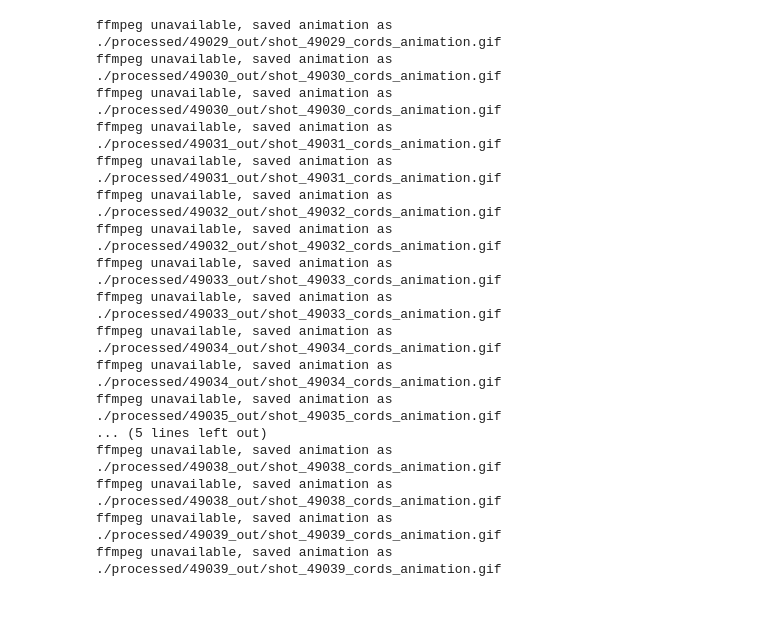
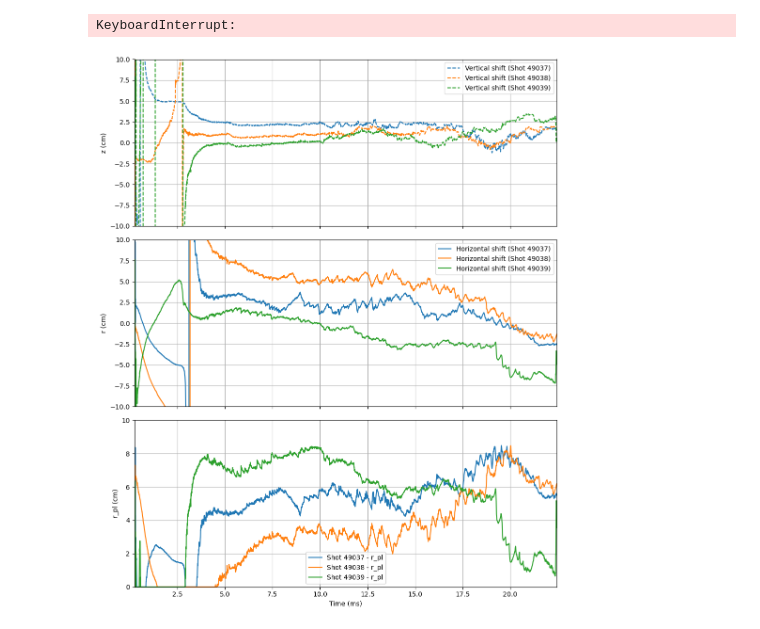
Before and after one commit to trulybruly/zonal-flows, a Jupyter notebook: GOLEM.ipynb, the cells around one changed output. Drawn from its saved outputs; the diff is of its cells as text; code cells hidden in the pictures.

```diff
--- a/GOLEM.ipynb
+++ b/GOLEM.ipynb
@@ -895,8 +891,8 @@ analyze_shot(
 #z_DRP_values = np.arange(8, 4.5, -0.5)
 shots = range(49029, 49040)
 #z_DRP_values = np.arange(8, 5.4, -0.5)
-z_DRP_values =  [8.0, 7.5, 7.0, 6.5, 6.0, 6.0, 6.0, 5.5, 5.5, 5.5, 5.5]
-z_lp_dn_values= [8.5, 8.0, 7.5, 7.0, 6.5, 6.5, 6.5, 6.0, 6.0, 6.0, 6.0]
+z_DRP_values =  [-8.0, -7.5, -7.0, -6.5, -6.0, -6.0, -6.0, -5.5, -5.5, -5.5, -5.5] #from the center
+z_lp_dn_values= [-8.5, -8.0, -7.5, -7.0, -6.5, -6.5, -6.5, -6.0, -6.0, -6.0, -6.0]
 z_bias = 7.0  # Fixed value for BIAS distance
 z_lp_up = 7.0  # Fixed value for LP (= BIAS) upper distance
 
@@ -921,20 +917,51 @@ for shot, z_DRP, z_lp_down in zip(shots, z_DRP_values, z_lp_dn_values):
         save_folder=out_folder
     )
 # %% [output]
-ffmpeg unavailable, saved animation as ./processed/49029_out/shot_49029_cords_animation.gif
-ffmpeg unavailable, saved animation as ./processed/49030_out/shot_49030_cords_animation.gif
-ffmpeg unavailable, saved animation as ./processed/49030_out/shot_49030_cords_animation.gif
-ffmpeg unavailable, saved animation as ./processed/49031_out/shot_49031_cords_animation.gif
-ffmpeg unavailable, saved animation as ./processed/49031_out/shot_49031_cords_animation.gif
-ffmpeg unavailable, saved animation as ./processed/49032_out/shot_49032_cords_animation.gif
-ffmpeg unavailable, saved animation as ./processed/49032_out/shot_49032_cords_animation.gif
-ffmpeg unavailable, saved animation as ./processed/49033_out/shot_49033_cords_animation.gif
-ffmpeg unavailable, saved animation as ./processed/49033_out/shot_49033_cords_animation.gif
-ffmpeg unavailable, saved animation as ./processed/49034_out/shot_49034_cords_animation.gif
-ffmpeg unavailable, saved animation as ./processed/49034_out/shot_49034_cords_animation.gif
-ffmpeg unavailable, saved animation as ./processed/49035_out/shot_49035_cords_animation.gif
-... (5 lines left out)
-ffmpeg unavailable, saved animation as ./processed/49038_out/shot_49038_cords_animation.gif
-ffmpeg unavailable, saved animation as ./processed/49038_out/shot_49038_cords_animation.gif
-ffmpeg unavailable, saved animation as ./processed/49039_out/shot_49039_cords_animation.gif
-ffmpeg unavailable, saved animation as ./processed/49039_out/shot_49039_cords_animation.gif
+KeyboardInterrupt:
+# %%
+#%%    Programm
+
+vacuum_shot = 49021
+shots = (49037, 49038, 49039)
+
+fig, ax = plt.subplots(3, 1, figsize=(10, 12), sharex=True)
+
+for shot in shots:
+
+    I_pl = plasma_current(shot, vacuum_shot)
+    U_loop = correct_signal('U_loop', shot, vacuum_shot)
+    B_t = correct_signal('B_t', shot, vacuum_shot)
+    t_0, t_1 = discharge_duration(I_pl, U_loop)
+    I_pl = calib_slope(I_pl, (t_0-1.0, t_0-0.5), (t_1+10.0, t_1+10.5))
+
+    MC4L = MC_array('MC_lim', shot, vacuum_shot)
+    #MC16_array = MC_array('MC16', shot, vacuum_shot)
+    Δz, Δr, r_pl = plasma_position('MC_lim', MC4L)
+
+    ax[0].plot(Δz[0], Δz[1], label=f'Vertical shift (Shot {shot})', linestyle='--')
+    ax[1].plot(Δr[0], Δr[1], label=f'Horizontal shift (Shot {shot})')
+
+    ax[0].set_ylabel('z (cm)')
+    ax[1].set_ylabel('r (cm)')
+
+    # Plot r_pl for each shot
+    ax[2].plot(r_pl[0], r_pl[1], label=f'Shot {shot} - r_pl')
+
+    ax[2].set_xlabel('Time (ms)')
+    ax[2].set_ylabel('r_pl (cm)')
+
+for i in range(2):
+    ax[i].legend()
+    ax[i].set_ylim(-r_0, r_0)
+    ax[i].grid(True)
+    ax[i].set_xlim(t_0, t_1)
+
+ax[2].legend()
+ax[2].set_ylim(0, r_0)
+ax[2].grid(True)
+ax[2].set_xlim(t_0, t_1)
+
+plt.tight_layout()
+plt.show()
+# %% [output]
+[figure, added]
```
Also changed, not shown: parts of 5 cells of this notebook, 18 other files.
